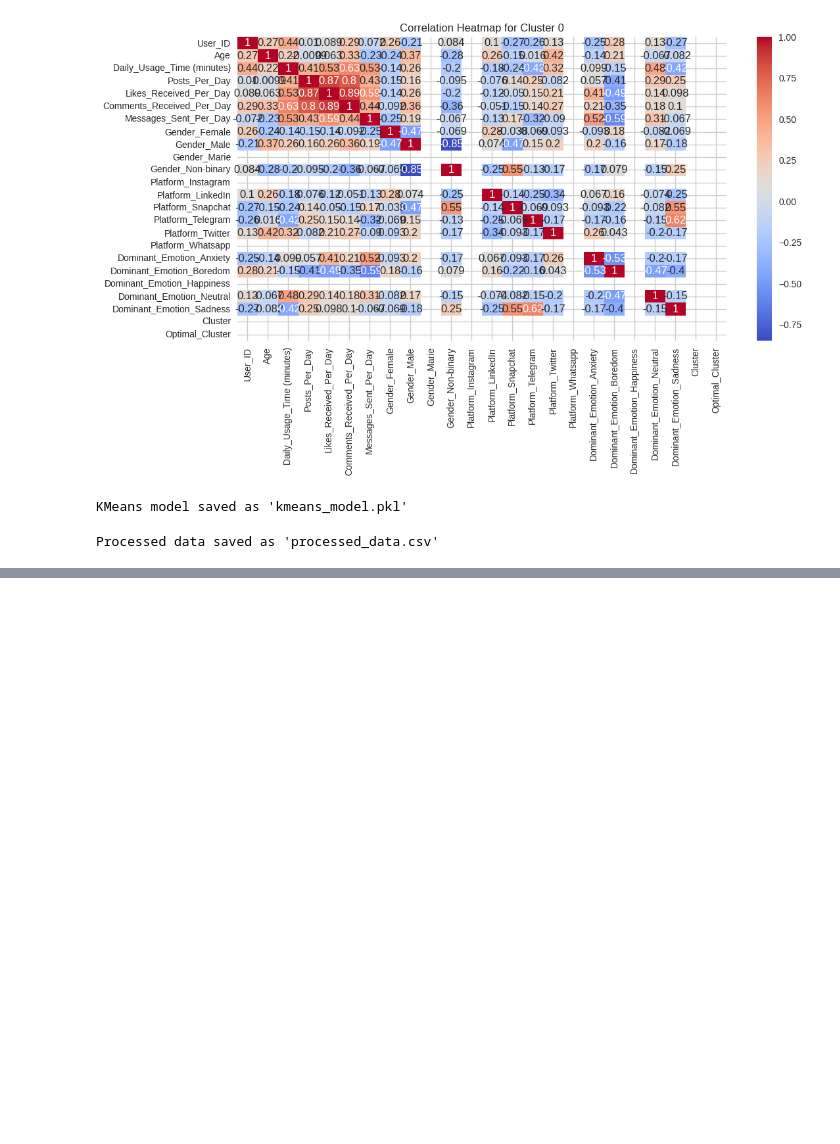
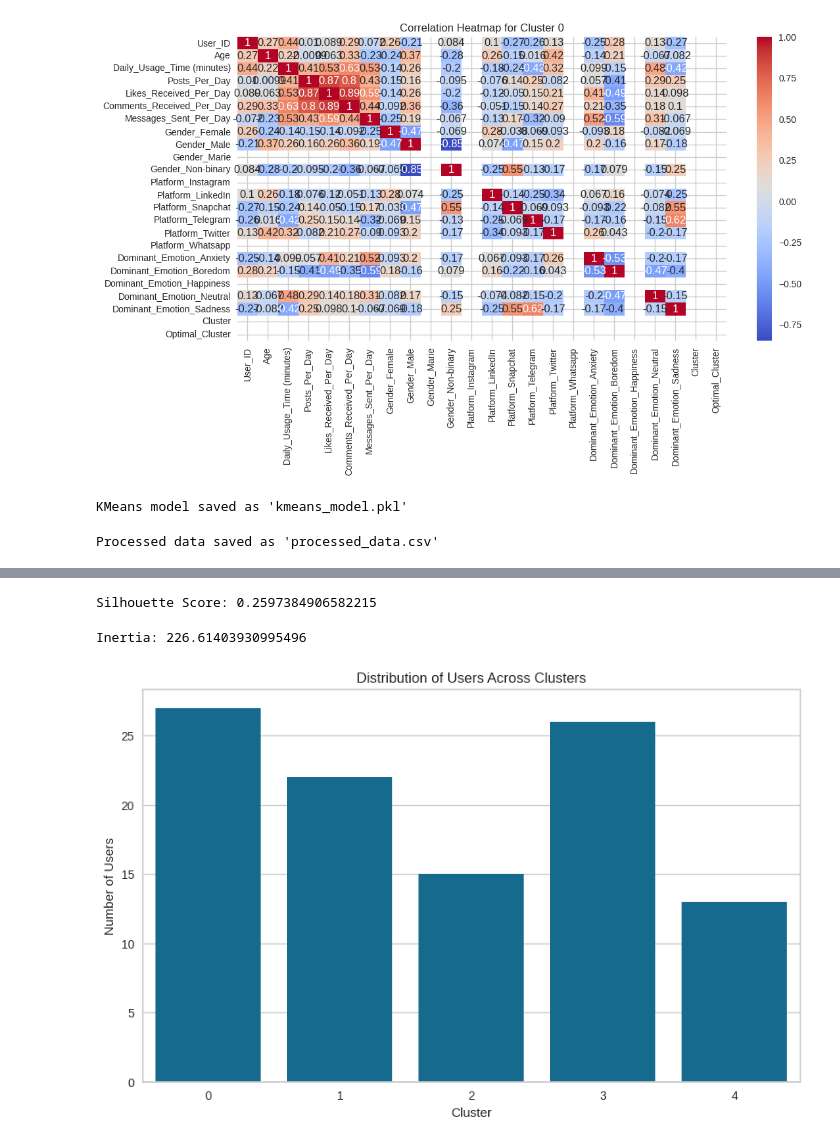
Before and after one commit to Anky597/clusermodel, a Jupyter notebook: Clustermodel.ipynb, the cells around one changed output, grey strips where cells are left out. Drawn from its saved outputs; the diff is of its cells as text; code cells hidden in the pictures; blank space fills up the shorter version.

```diff
--- a/Clustermodel.ipynb
+++ b/Clustermodel.ipynb
@@ -707,0 +852,26 @@ Processed data saved as 'processed_data.csv'
+# %%
+from sklearn.metrics import silhouette_score
+
+# Assuming 'features' is your DataFrame with feature columns (excluding 'User_ID')
+sil_score = silhouette_score(features, kmeans.labels_)
+print(f"Silhouette Score: {sil_score}")
+# %% [output]
+Silhouette Score: 0.2597384906582215
+# %%
+# Assuming 'kmeans' is your trained KMeans model
+print(f"Inertia: {kmeans.inertia_}")
+# %% [output]
+Inertia: 226.61403930995496
+# %%
+import matplotlib.pyplot as plt
+import seaborn as sns
+
+# Plot the distribution of clusters
+plt.figure(figsize=(10, 6))
+sns.countplot(x='Cluster', data=data)  # Replace 'Cluster' with the actual column name if needed
+plt.title('Distribution of Users Across Clusters')
+plt.xlabel('Cluster')
+plt.ylabel('Number of Users')
+plt.show()
+# %% [output]
+[figure, added]
```
Also changed, not shown: parts of 19 cells of this notebook.
